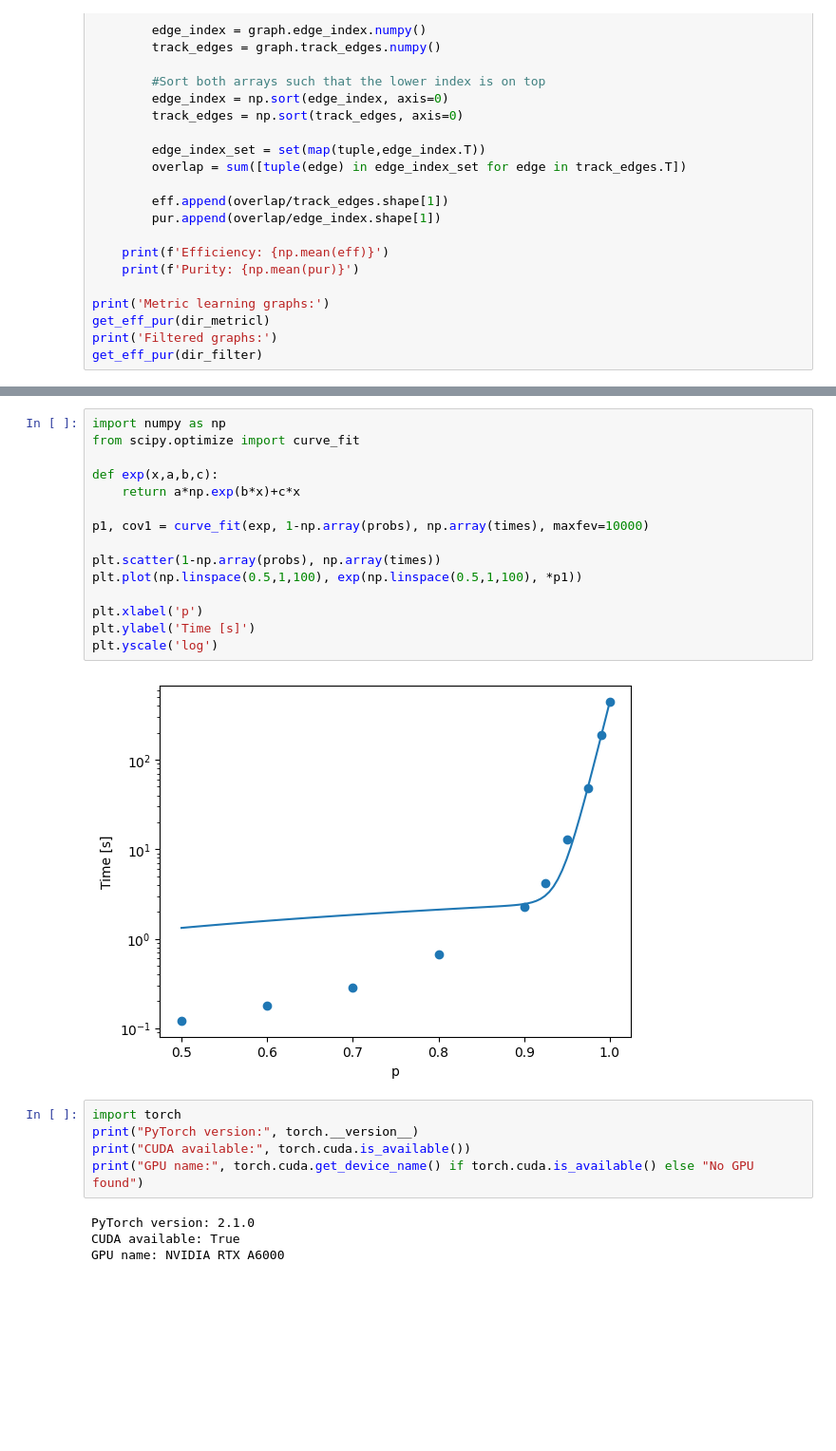
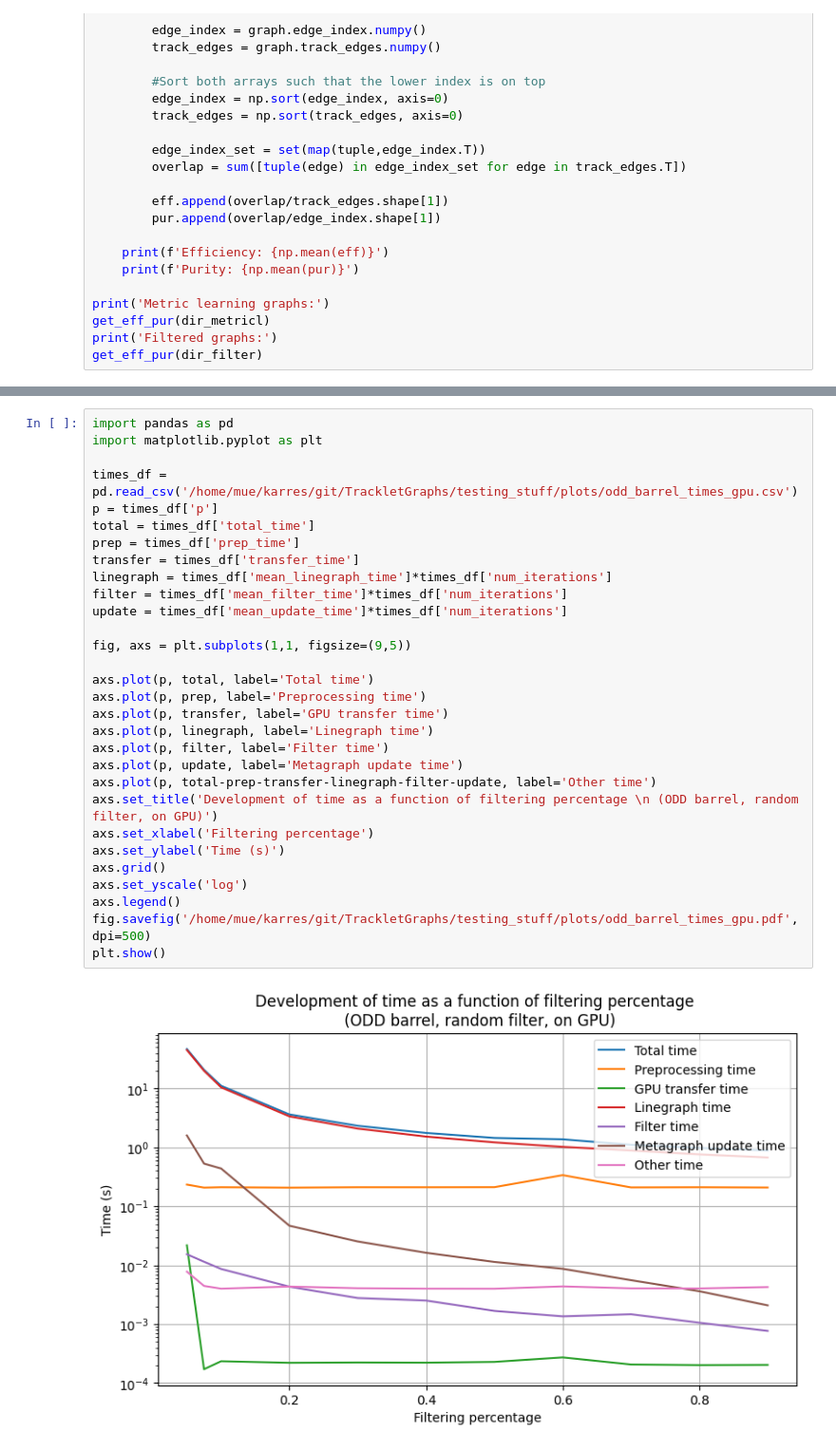
Before and after one commit to tkar-git/TrackletGraphs, a Jupyter notebook: testing_stuff/testing.ipynb, the cells around one changed output, grey strips where cells are left out. Shown: that part at 95% size. Cells and saved outputs as stored; diff of their text form; blank space fills up the shorter version.

```diff
--- a/testing_stuff/testing.ipynb
+++ b/testing_stuff/testing.ipynb
@@ -562,26 +622,32 @@ KeyboardInterrupt:
-# %%
-import numpy as np
-from scipy.optimize import curve_fit
-
-def exp(x,a,b,c):
-    return a*np.exp(b*x)+c*x
-
-p1, cov1 = curve_fit(exp, 1-np.array(probs), np.array(times), maxfev=10000)
-
-plt.scatter(1-np.array(probs), np.array(times))
-plt.plot(np.linspace(0.5,1,100), exp(np.linspace(0.5,1,100), *p1))
-
-plt.xlabel('p')
-plt.ylabel('Time [s]')
-plt.yscale('log')
-# %% [output]
-[figure, removed]
-# %%
-import torch
-print("PyTorch version:", torch.__version__)
-print("CUDA available:", torch.cuda.is_available())
-print("GPU name:", torch.cuda.get_device_name() if torch.cuda.is_available() else "No GPU found")
-# %% [output]
-PyTorch version: 2.1.0
-CUDA available: True
-GPU name: NVIDIA RTX A6000
+# %%
+import pandas as pd
+import matplotlib.pyplot as plt
+
+times_df = pd.read_csv('/home/mue/karres/git/TrackletGraphs/testing_stuff/plots/odd_barrel_times_gpu.csv')
+p = times_df['p']
+total = times_df['total_time']
+prep = times_df['prep_time']
+transfer = times_df['transfer_time']
+linegraph = times_df['mean_linegraph_time']*times_df['num_iterations']
+filter = times_df['mean_filter_time']*times_df['num_iterations']
+update = times_df['mean_update_time']*times_df['num_iterations']
+
+fig, axs = plt.subplots(1,1, figsize=(9,5))
+
+axs.plot(p, total, label='Total time')
+axs.plot(p, prep, label='Preprocessing time')
+axs.plot(p, transfer, label='GPU transfer time')
+axs.plot(p, linegraph, label='Linegraph time')
+axs.plot(p, filter, label='Filter time')
+axs.plot(p, update, label='Metagraph update time')
+axs.plot(p, total-prep-transfer-linegraph-filter-update, label='Other time')
+axs.set_title('Development of time as a function of filtering percentage \n (ODD barrel, random filter, on GPU)')
+axs.set_xlabel('Filtering percentage')
+axs.set_ylabel('Time (s)')
+axs.grid()
+axs.set_yscale('log')
+axs.legend()
+fig.savefig('/home/mue/karres/git/TrackletGraphs/testing_stuff/plots/odd_barrel_times_gpu.pdf', dpi=500)
+plt.show()
+# %% [output]
+[figure, added]
```
Also changed, not shown: parts of 6 cells of this notebook, 4 other files.
